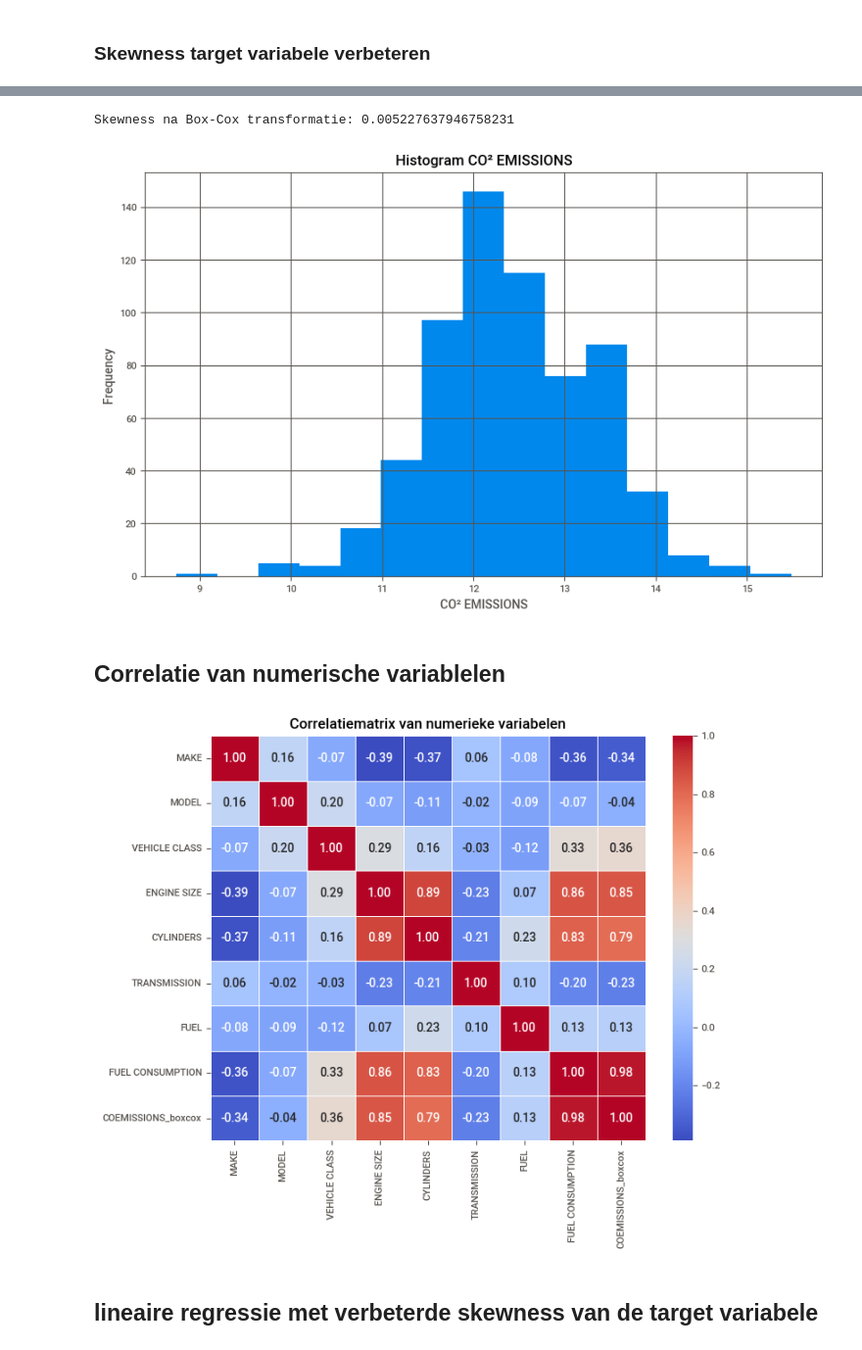
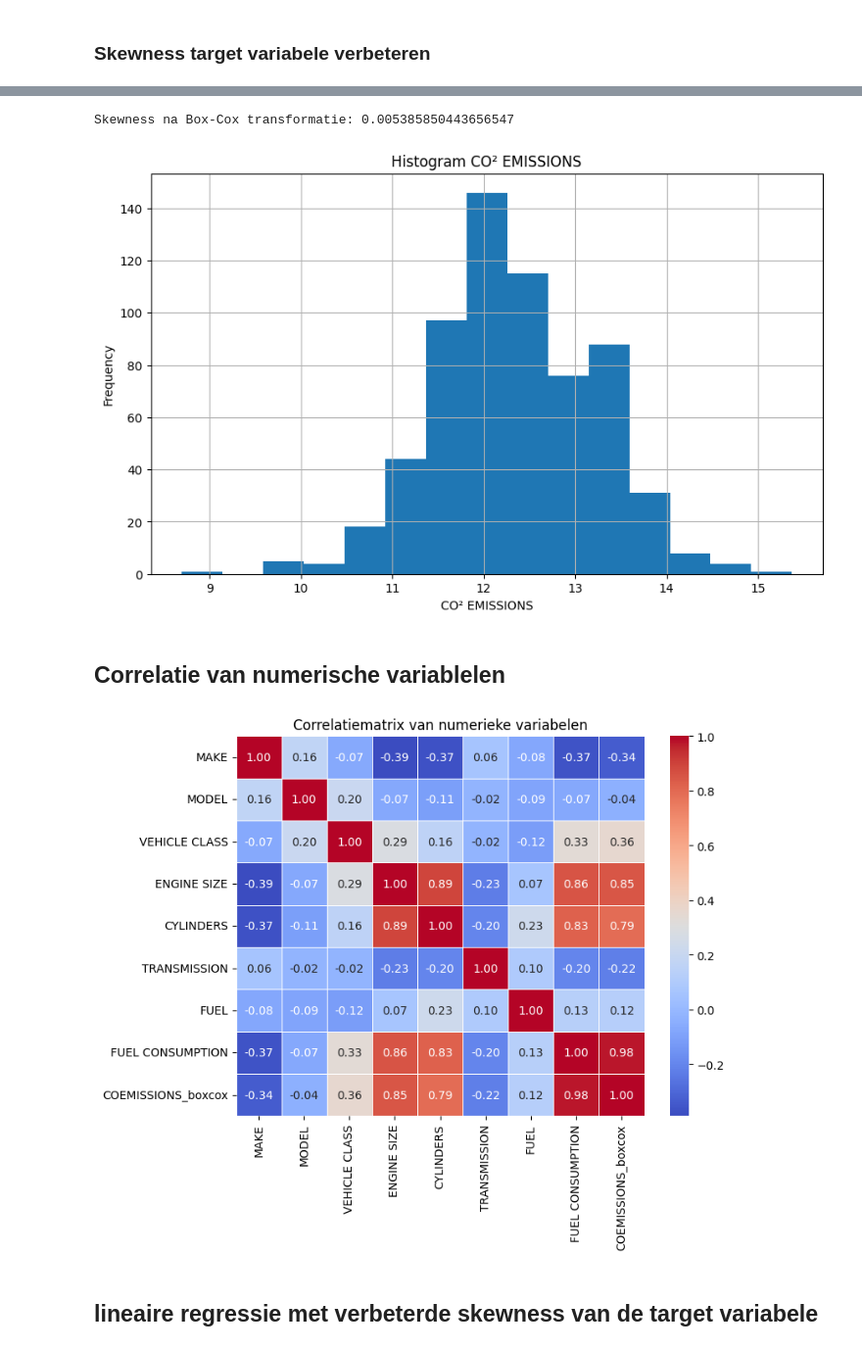
Before and after one commit to wheselmans/data_science_cases, a Jupyter notebook: cases/FuelConsumption/FuelConsumption_CO.ipynb, the cells around one changed output, grey strips where cells are left out. Shown at 98% size. Cells and saved outputs as stored; diff of their text form; code cells hidden in the pictures.

```diff
--- a/cases/FuelConsumption/FuelConsumption_CO.ipynb
+++ b/cases/FuelConsumption/FuelConsumption_CO.ipynb
@@ -181,0 +227,2 @@ Gemiddelde R²-score: 95.31%
+# %%
+auto = auto.drop_duplicates()
@@ -181,0 +235,35 @@ Gemiddelde R²-score: 95.31%
+# %%
+# Omzetten van alle categorische naar numerische waarden
+
+# Maak een LabelEncoder aan
+le = LabelEncoder()
+
+# Selecteer de categorische kolommen
+obj_cols = auto.select_dtypes('object').columns
+
+# Pas LabelEncoder toe op elke categorische kolom
+for col in obj_cols:
+    auto[col] = le.fit_transform(auto[col])
+from sklearn.model_selection import train_test_split
+from sklearn.linear_model import LinearRegression
+
+
+# Features selecteren
+X = auto.drop(['COEMISSIONS'],axis=1)
+y = auto['COEMISSIONS']
+
+# Data splitsen
+X_train, X_test, y_train, y_test = train_test_split(X, y, test_size=0.2, random_state=42)
+
+# Model trainen
+model = LinearRegression()
+model.fit(X_train, y_train)
+
+# Voorspellingen
+y_pred = model.predict(X_test)
+
+# model score
+score_num = round(model.score(X_test, y_test)*100,2)
+
+# Printen score
+print(f'Model score is nu {score_num}%' " vs 98,57% in de kaggle notebook door de dubbele lijn weg te halen." )
@@ -196,44 +286,44 @@ plt.show()
 from scipy.stats import boxcox,skew
 
 # Pas box-cox transformatie toe op de categorische kolommen
-auto_num['COEMISSIONS_boxcox'], _ = boxcox(auto_num['COEMISSIONS'] + 1)  # +1 om nulwaarden te vermijden
+auto['COEMISSIONS_boxcox'], _ = boxcox(auto['COEMISSIONS'] + 1)  # +1 om nulwaarden te vermijden
 
 # Bereken skewness na box-cox transformatie
-skewness_boxcox = skew(auto_num['COEMISSIONS_boxcox'])
+skewness_boxcox = skew(auto['COEMISSIONS_boxcox'])
 print(f'Skewness na Box-Cox transformatie: {skewness_boxcox}')
 # %% [output]
-Skewness na Box-Cox transformatie: 0.005227637946758231
+Skewness na Box-Cox transformatie: 0.005385850443656547
 # %%
-# Verwijderen van de 'COEMISSIONS' kolom
+# Verwijderen van de 'COEMISSIONS' kolom.
 
-auto_num.drop('COEMISSIONS', axis=1, inplace=True)
+auto.drop('COEMISSIONS', axis=1, inplace=True)
 # %%
 # nieuw histogram na box-cox transformatie
 #
-auto_num['COEMISSIONS_boxcox'].hist(bins = 15, figsize = (10, 6))
+auto['COEMISSIONS_boxcox'].hist(bins = 15, figsize = (10, 6))
 plt.xlabel('CO² EMISSIONS')
 plt.ylabel('Frequency')
 plt.title('Histogram CO² EMISSIONS')
 plt.grid(True)
 plt.show()
 # %% [output]
-[figure, old version]
+[figure, new version]
 # %% [markdown]
 ## Correlatie van numerische variablelen
 # %%
 import seaborn as sns
 
 # Correlatie berekenen van de numerische kolommen
 
-correlatie_matrix =auto_num.corr()
+correlatie_matrix =auto.corr()
 
 # plot maken van de matrix
 plt.figure(figsize=(8, 6))
 sns.heatmap(correlatie_matrix, annot=True, cmap='coolwarm', fmt=".2f", linewidths=0.7)
 plt.title("Correlatiematrix van numerieke variabelen")
 plt.show()
 # %% [output]
-[figure, old version]
+[figure, new version]
 # %% [markdown]
 ## lineaire regressie met verbeterde skewness van de target variabele
 # %%
```
Also changed, not shown: parts of 32 cells of this notebook, 6 other files.
